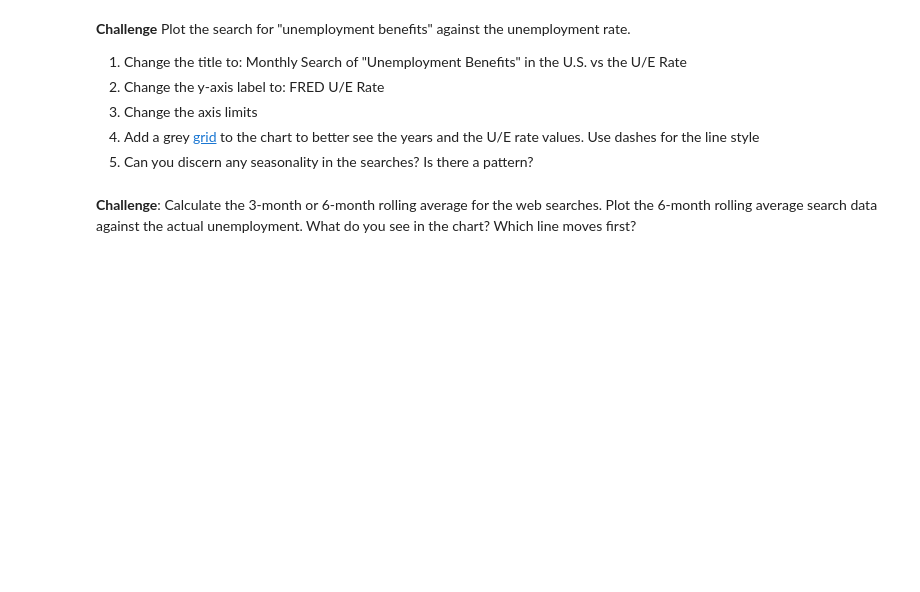
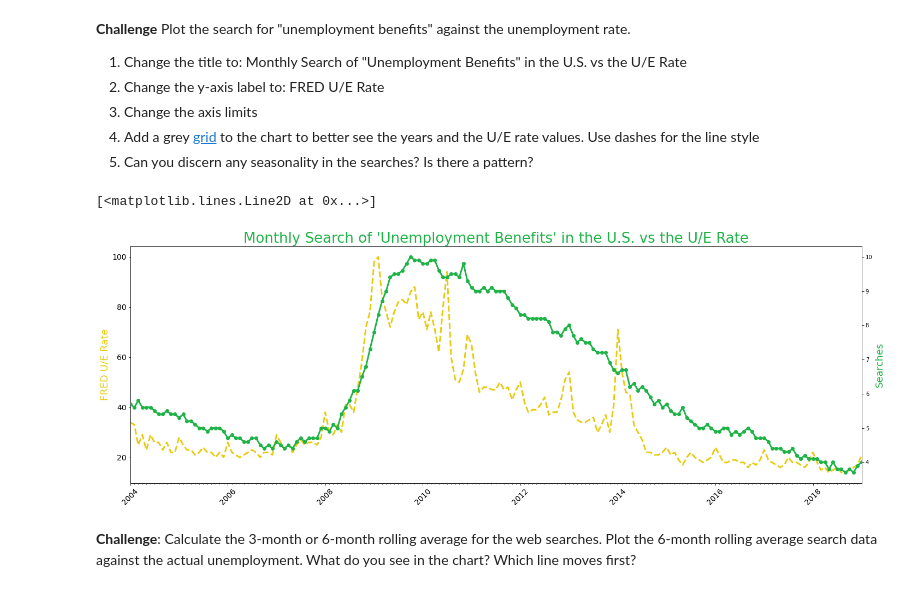
Before and after one commit to HKubinhetz/DS-GoogleTrends, a Jupyter notebook: Google_Trends_and_Data_Visualisation_(start).ipynb, the cells around one changed output. Drawn from its saved outputs; the diff is of its cells as text; code cells hidden in the pictures; blank space fills up the shorter version.

```diff
--- a/Google_Trends_and_Data_Visualisation_(start).ipynb
+++ b/Google_Trends_and_Data_Visualisation_(start).ipynb
@@ -332,5 +337,37 @@ print(df_btc_monthly)
 3. Change the axis limits <br>
 4. Add a grey [grid](https://matplotlib.org/3.2.1/api/_as_gen/matplotlib.pyplot.grid.html) to the chart to better see the years and the U/E rate values. Use dashes for the line style<br>
 5. Can you discern any seasonality in the searches? Is there a pattern?
+# %%
+# Figure Size
+plt.figure(figsize=(24,8))
+
+# Defining font size and ticks
+plt.xticks(fontsize=14, rotation=45)
+plt.yticks(fontsize=14)
+
+# Axis creation
+ax1 = plt.gca()
+ax2 = ax1.twinx()
+
+# Creating locators for ticks on the time axis
+years = mdates.YearLocator()
+months = mdates.MonthLocator()
+years_fmt = mdates.DateFormatter('%Y')
+ax1.xaxis.set_major_locator(years)
+ax1.xaxis.set_major_formatter(years_fmt)
+ax1.xaxis.set_minor_locator(months)
+
+# Titles and Labels
+plt.title("Monthly Search of 'Unemployment Benefits' in the U.S. vs the U/E Rate", fontsize=26, color='#1eb346')
+ax1.set_xlim([df_unemployment_19.MONTH.min(), df_unemployment_19.MONTH.max()])
+ax1.set_ylabel('FRED U/E Rate', color='#e8cb0e', fontsize=18)
+ax2.set_ylabel('Searches', color='#1eb346', fontsize=18)
+
+# Plotting the data
+ax1.plot(df_unemployment_19.MONTH, df_unemployment_19.UE_BENEFITS_WEB_SEARCH, color='#e8cb0e', linewidth=3, linestyle='dashed')
+ax2.plot(df_unemployment_19.MONTH, df_unemployment_19.UNRATE, color='#1eb346', linewidth=3, marker='o')
+# %% [output]
+[<matplotlib.lines.Line2D at 0x...>]
+[figure, added]
 # %% [markdown]
 **Challenge**: Calculate the 3-month or 6-month rolling average for the web searches. Plot the 6-month rolling average search data against the actual unemployment. What do you see in the chart? Which line moves first?
```
Also changed, not shown: parts of 3 cells of this notebook.
